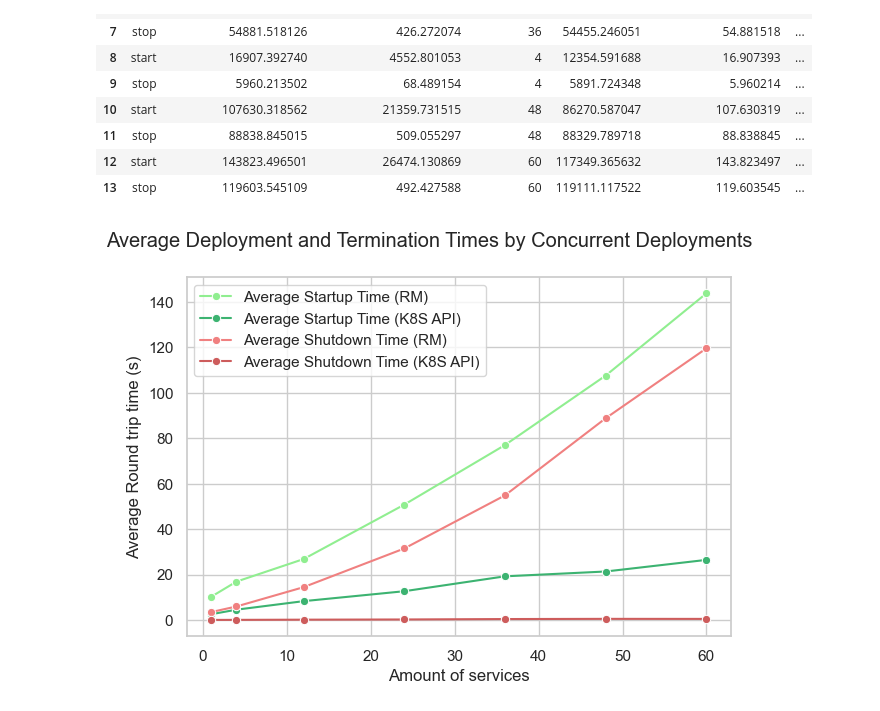
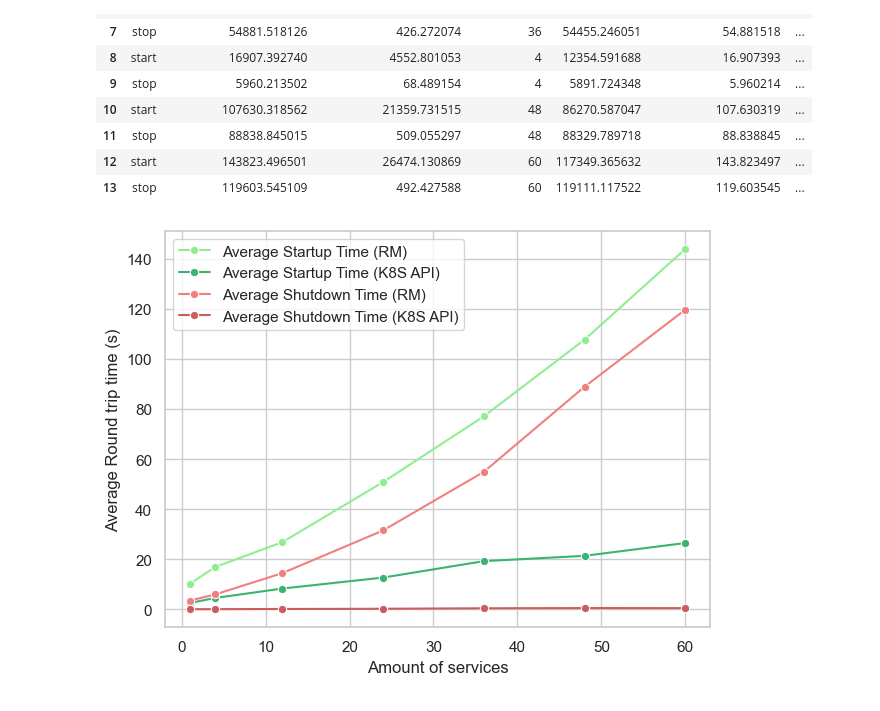
Before and after one commit to Apollo-Tools/resource-manager, a Jupyter notebook: benchmark/results/rm-analysis/service_startup.ipynb, the cells around one changed output. Saved outputs shown, nothing was run; the diff lists cells and outputs as text; code cells hidden in the pictures.

Commit message:
Update graph titles

```diff
--- a/benchmark/results/rm-analysis/service_startup.ipynb
+++ b/benchmark/results/rm-analysis/service_startup.ipynb
@@ -77,13 +77,12 @@ means_df
 # %%
 y_min = 0
 sns.lineplot(data=means_df[means_df['type']=='start'], x='invocations', y='rm-round trip time (s)', label='Average Startup Time (RM)', marker='o', color='lightgreen')
 sns.lineplot(data=means_df[means_df['type']=='start'], x='invocations', y='k8s-round trip time (s)', label='Average Startup Time (K8S API)', marker='o', color='mediumseagreen')
 sns.lineplot(data=means_df[means_df['type']=='stop'], x='invocations', y='rm-round trip time (s)', label='Average Shutdown Time (RM)', marker='o', color='lightcoral')
 sns.lineplot(data=means_df[means_df['type']=='stop'], x='invocations', y='k8s-round trip time (s)', label='Average Shutdown Time (K8S API)', marker='o', color='indianred')
-plt.suptitle('Average Deployment and Termination Times by Concurrent Deployments')
 plt.xlabel('Amount of services')
 plt.ylabel('Average Round trip time (s)')
 plt.tight_layout()
 plt.show()
 # %% [output]
-[figure, old version]
+[figure, new version]
```
Also changed, not shown: 3 other files.
